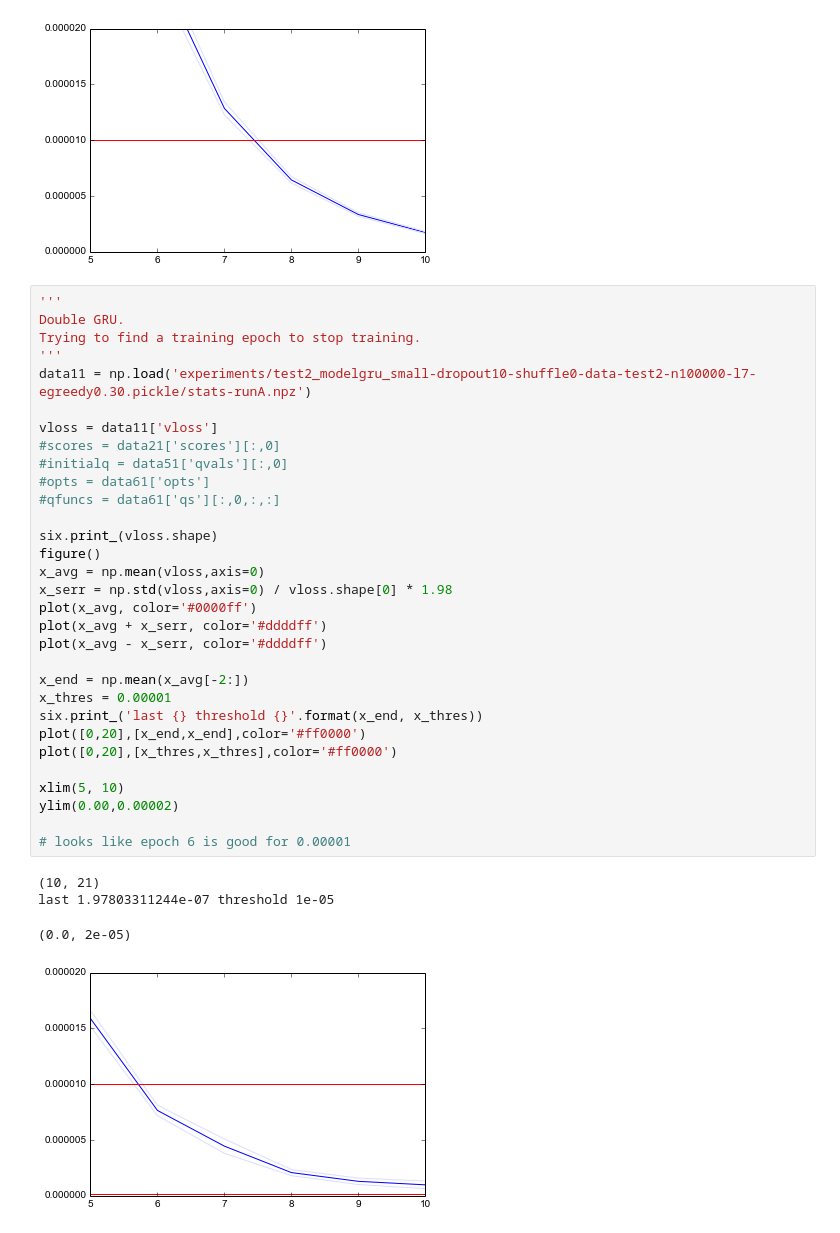
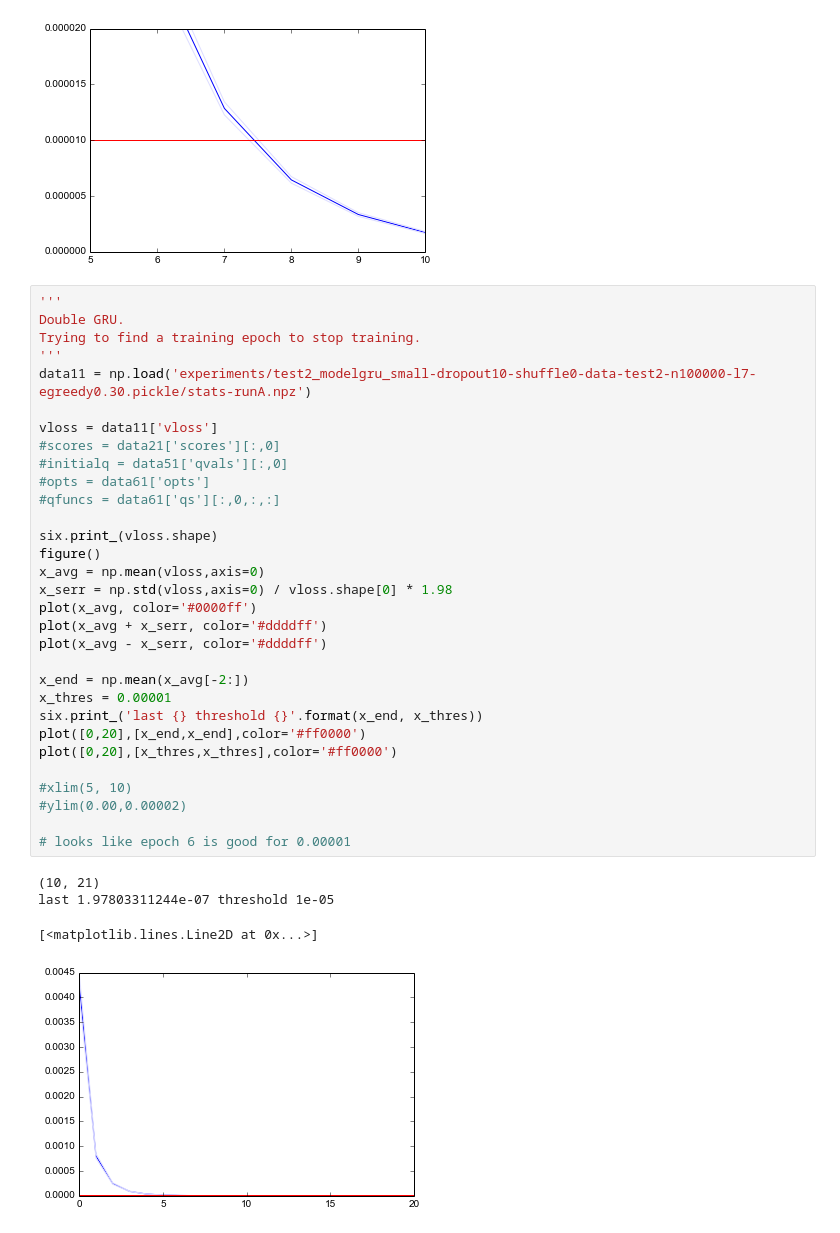
Before and after one commit to lisa-1010/smart-tutor, a Jupyter notebook: code/student2w4l7.ipynb, the cells around one changed output. Saved outputs shown, nothing was run; the diff lists cells and outputs as text.

```diff
--- a/code/student2w4l7.ipynb
+++ b/code/student2w4l7.ipynb
@@ -316,34 +316,34 @@ last 9.48756607707e-09 threshold 1e-05
 Double GRU.
 Trying to find a training epoch to stop training.
 '''
 data11 = np.load('experiments/test2_modelgru_small-dropout10-shuffle0-data-test2-n100000-l7-egreedy0.30.pickle/stats-runA.npz')
 
 vloss = data11['vloss']
 #scores = data21['scores'][:,0]
 #initialq = data51['qvals'][:,0]
 #opts = data61['opts']
 #qfuncs = data61['qs'][:,0,:,:]
 
 six.print_(vloss.shape)
 figure()
 x_avg = np.mean(vloss,axis=0)
 x_serr = np.std(vloss,axis=0) / vloss.shape[0] * 1.98
 plot(x_avg, color='#0000ff')
 plot(x_avg + x_serr, color='#ddddff')
 plot(x_avg - x_serr, color='#ddddff')
 
 x_end = np.mean(x_avg[-2:])
 x_thres = 0.00001
 six.print_('last {} threshold {}'.format(x_end, x_thres))
 plot([0,20],[x_end,x_end],color='#ff0000')
 plot([0,20],[x_thres,x_thres],color='#ff0000')
 
-xlim(5, 10)
-ylim(0.00,0.00002)
+#xlim(5, 10)
+#ylim(0.00,0.00002)
 
 # looks like epoch 6 is good for 0.00001
 # %% [output]
 (10, 21)
 last 1.97803311244e-07 threshold 1e-05
-(0.0, 2e-05)
+[<matplotlib.lines.Line2D at 0x...>]
-[figure, old version]
+[figure, new version]
```
Also changed, not shown: parts of 3 cells of this notebook, 2 other files.
